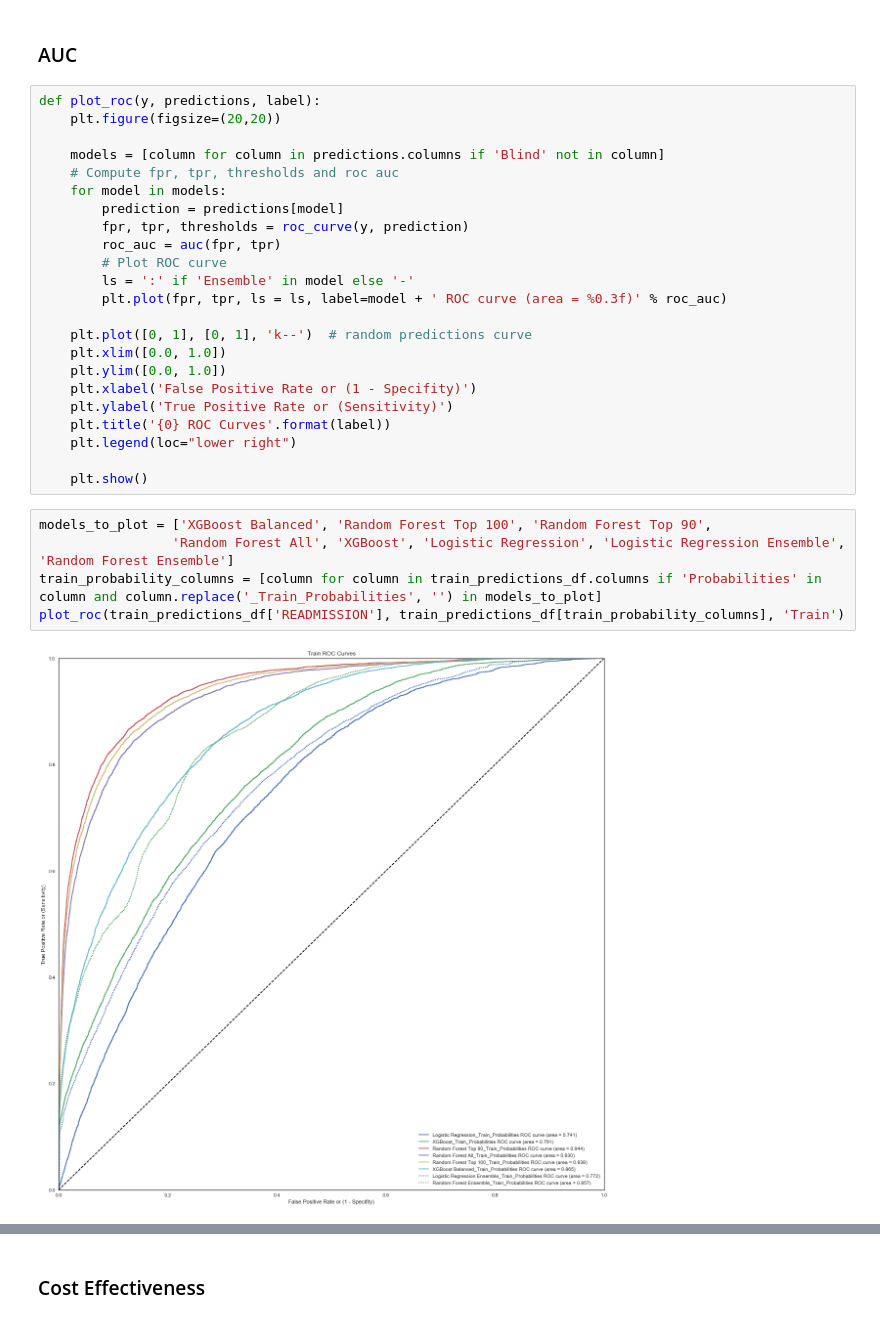
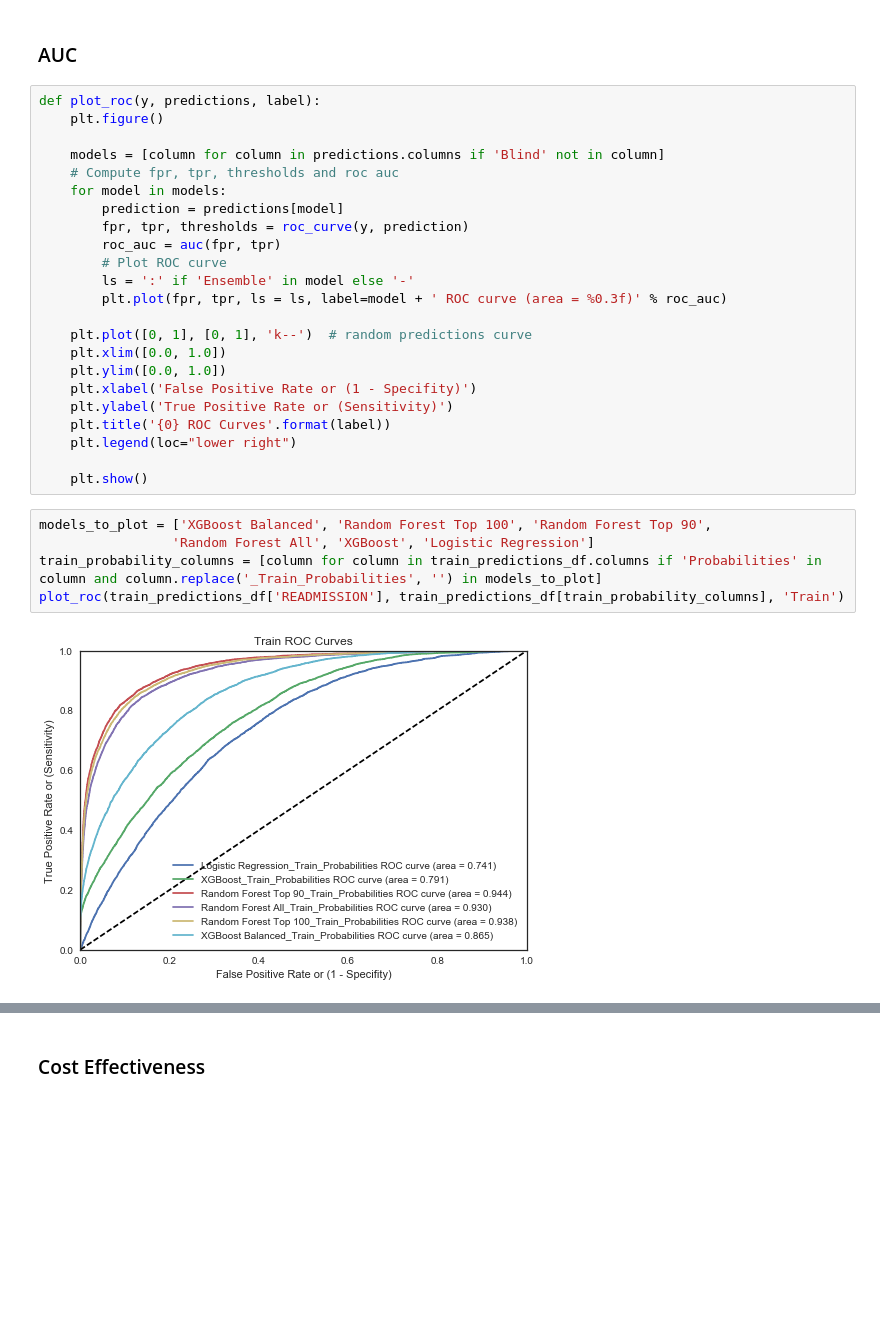
Before and after one commit to pateli18/Machine-Learning-Nanodegree, a Jupyter notebook: capstone_project/notebooks/Models Evaluation.ipynb, the cells around one changed output, grey strips where cells are left out. Saved outputs shown, nothing was run; the diff lists cells and outputs as text; blank space fills up the shorter version.

Commit message:
updated graphs for AUC and cost effectiveness to make them more readable

```diff
--- a/capstone_project/notebooks/Models Evaluation.ipynb
+++ b/capstone_project/notebooks/Models Evaluation.ipynb
@@ -692,7 +692,7 @@ scores_df_test.sort_values('AUC', ascending = False)
 ### AUC
 # %%
 def plot_roc(y, predictions, label):
-    plt.figure(figsize=(20,20))
+    plt.figure()
 
     models = [column for column in predictions.columns if 'Blind' not in column]
     # Compute fpr, tpr, thresholds and roc auc
@@ -715,11 +715,11 @@ def plot_roc(y, predictions, label):
     plt.show()
 # %%
 models_to_plot = ['XGBoost Balanced', 'Random Forest Top 100', 'Random Forest Top 90',
-                 'Random Forest All', 'XGBoost', 'Logistic Regression', 'Logistic Regression Ensemble', 'Random Forest Ensemble']
+                 'Random Forest All', 'XGBoost', 'Logistic Regression']
 train_probability_columns = [column for column in train_predictions_df.columns if 'Probabilities' in column and column.replace('_Train_Probabilities', '') in models_to_plot]
 plot_roc(train_predictions_df['READMISSION'], train_predictions_df[train_probability_columns], 'Train')
 # %% [output]
-[figure, old version]
+[figure, new version]
 # %%
 test_probability_columns = [column for column in test_predictions_df.columns if 'Probabilities' in column and column.replace('_Test_Probabilities', '') in models_to_plot]
 plot_roc(test_predictions_df['READMISSION'], test_predictions_df[test_probability_columns], 'Test')
```
Also changed, not shown: parts of 5 cells of this notebook.
